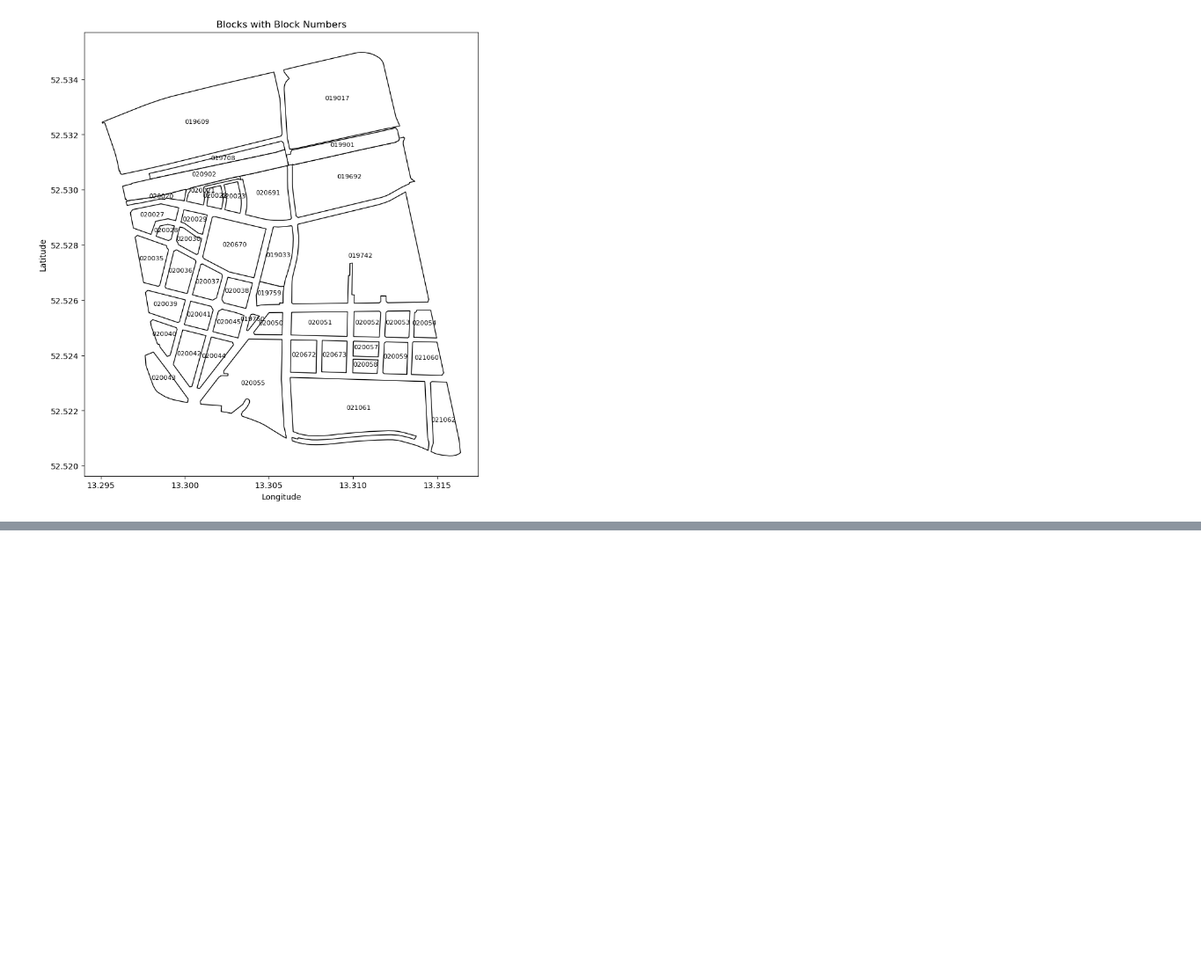
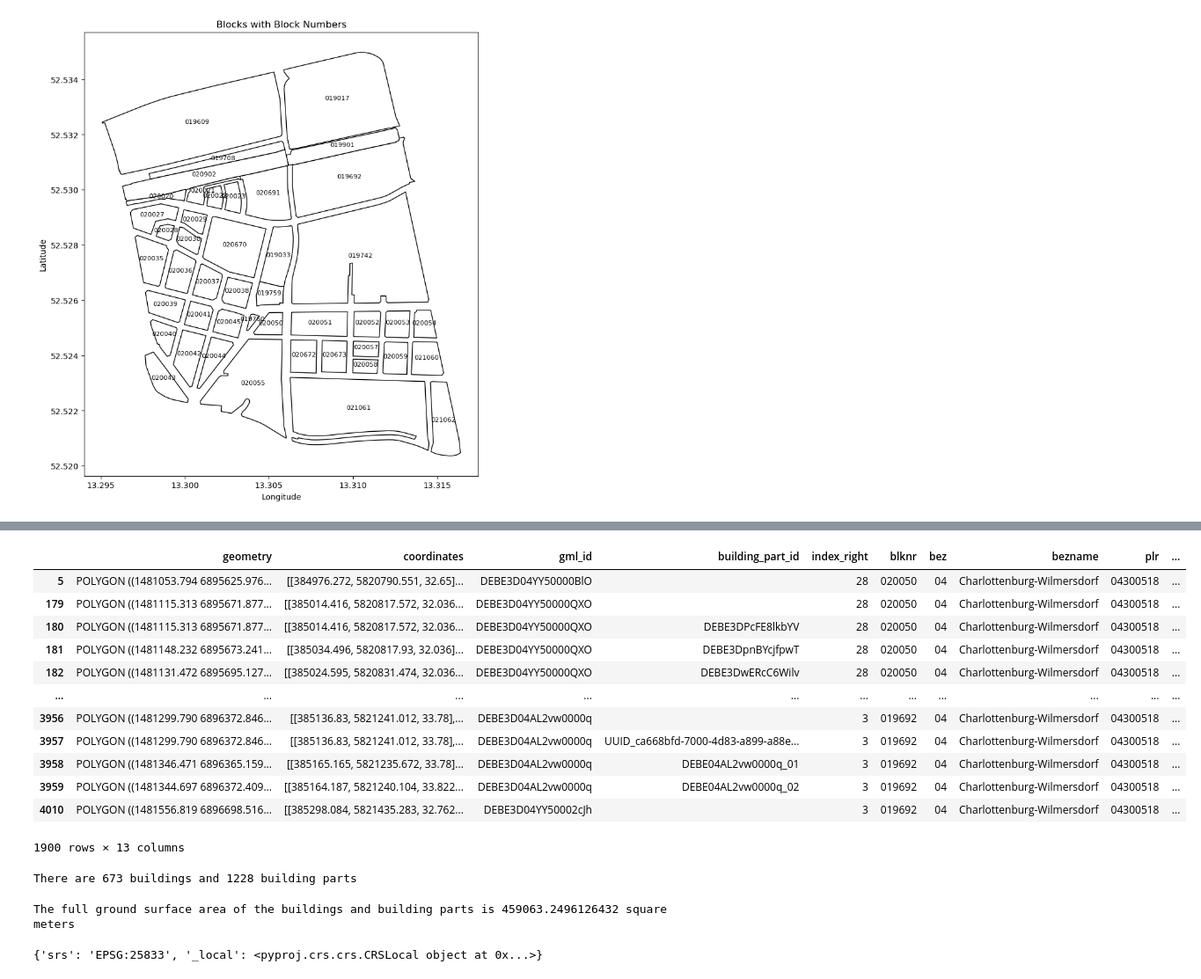
Before and after one commit to TUB-DVG/TECDEM, a Jupyter notebook: experiments/92a_ModelUpdatedGML.ipynb, the cells around one changed output, grey strips where cells are left out. Shown at 88% size. Drawn from its saved outputs; the diff is of its cells as text; code cells hidden in the pictures; blank space fills up the shorter version.

```diff
--- a/experiments/92a_ModelUpdatedGML.ipynb
+++ b/experiments/92a_ModelUpdatedGML.ipynb
@@ -789,3 +819,37 @@ plt.show()
+# %%
+within_blocks_anaylsis
+# %% [output]
+|  | geometry | coordinates | gml_id | building_part_id | index_right | blknr | bez | bezname | plr | ... |
+| 5 | POLYGON ((1481053.794 6895625.976... | [[384976.272, 5820790.551, 32.65]... | DEBE3D04YY50000BlO |  | 28 | 020050 | 04 | Charlottenburg-Wilmersdorf | 04300518 | ... |
+| 179 | POLYGON ((1481115.313 6895671.877... | [[385014.416, 5820817.572, 32.036... | DEBE3D04YY50000QXO |  | 28 | 020050 | 04 | Charlottenburg-Wilmersdorf | 04300518 | ... |
+| 180 | POLYGON ((1481115.313 6895671.877... | [[385014.416, 5820817.572, 32.036... | DEBE3D04YY50000QXO | DEBE3DPcFE8lkbYV | 28 | 020050 | 04 | Charlottenburg-Wilmersdorf | 04300518 | ... |
+| 181 | POLYGON ((1481148.232 6895673.241... | [[385034.496, 5820817.93, 32.036]... | DEBE3D04YY50000QXO | DEBE3DpnBYcjfpwT | 28 | 020050 | 04 | Charlottenburg-Wilmersdorf | 04300518 | ... |
+| 182 | POLYGON ((1481131.472 6895695.127... | [[385024.595, 5820831.474, 32.036... | DEBE3D04YY50000QXO | DEBE3DwERcC6Wilv | 28 | 020050 | 04 | Charlottenburg-Wilmersdorf | 04300518 | ... |
+| ... | ... | ... | ... | ... | ... | ... | ... | ... | ... | ... |
+| 3956 | POLYGON ((1481299.790 6896372.846... | [[385136.83, 5821241.012, 33.78],... | DEBE3D04AL2vw0000q |  | 3 | 019692 | 04 | Charlottenburg-Wilmersdorf | 04300518 | ... |
+| 3957 | POLYGON ((1481299.790 6896372.846... | [[385136.83, 5821241.012, 33.78],... | DEBE3D04AL2vw0000q | UUID_ca668bfd-7000-4d83-a899-a88e... | 3 | 019692 | 04 | Charlottenburg-Wilmersdorf | 04300518 | ... |
+| 3958 | POLYGON ((1481346.471 6896365.159... | [[385165.165, 5821235.672, 33.78]... | DEBE3D04AL2vw0000q | DEBE04AL2vw0000q_01 | 3 | 019692 | 04 | Charlottenburg-Wilmersdorf | 04300518 | ... |
+| 3959 | POLYGON ((1481344.697 6896372.409... | [[385164.187, 5821240.104, 33.822... | DEBE3D04AL2vw0000q | DEBE04AL2vw0000q_02 | 3 | 019692 | 04 | Charlottenburg-Wilmersdorf | 04300518 | ... |
+| 4010 | POLYGON ((1481556.819 6896698.516... | [[385298.084, 5821435.283, 32.762... | DEBE3D04YY50002cJh |  | 3 | 019692 | 04 | Charlottenburg-Wilmersdorf | 04300518 | ... |
+1900 rows × 13 columns
+# %%
+# Get the number of buildings and building parts
+print(f"There are {within_blocks_anaylsis['gml_id'].nunique()} buildings and {within_blocks_anaylsis['building_part_id'].nunique()} building parts")
+# %% [output]
+There are 673 buildings and 1228 building parts
+# %%
+# Get the area in the buildings and building parts
+# Change CRS to EPSG:3857 for area calculation in square meters
+# Options are 3857, 4326, 4839 (seems most accurate)
+within_blocks_anaylsis = within_blocks_anaylsis.to_crs("EPSG:4839")
+within_blocks_anaylsis['area'] = within_blocks_anaylsis['geometry'].area
+print(f'The full ground surface area of the buildings and building parts is {within_blocks_anaylsis["area"].sum()} square meters')
+# %% [output]
+The full ground surface area of the buildings and building parts is 459063.2496126432 square meters
+# %%
+print(vars(within_blocks_anaylsis.crs))
+# %% [output]
+{'srs': 'EPSG:25833', '_local': <pyproj.crs.crs.CRSLocal object at 0x...>}
 # %%
 def get_ids(file_path):
     # Parse the XML file
```
Also changed, not shown: parts of 2 cells of this notebook, 1 other file.
